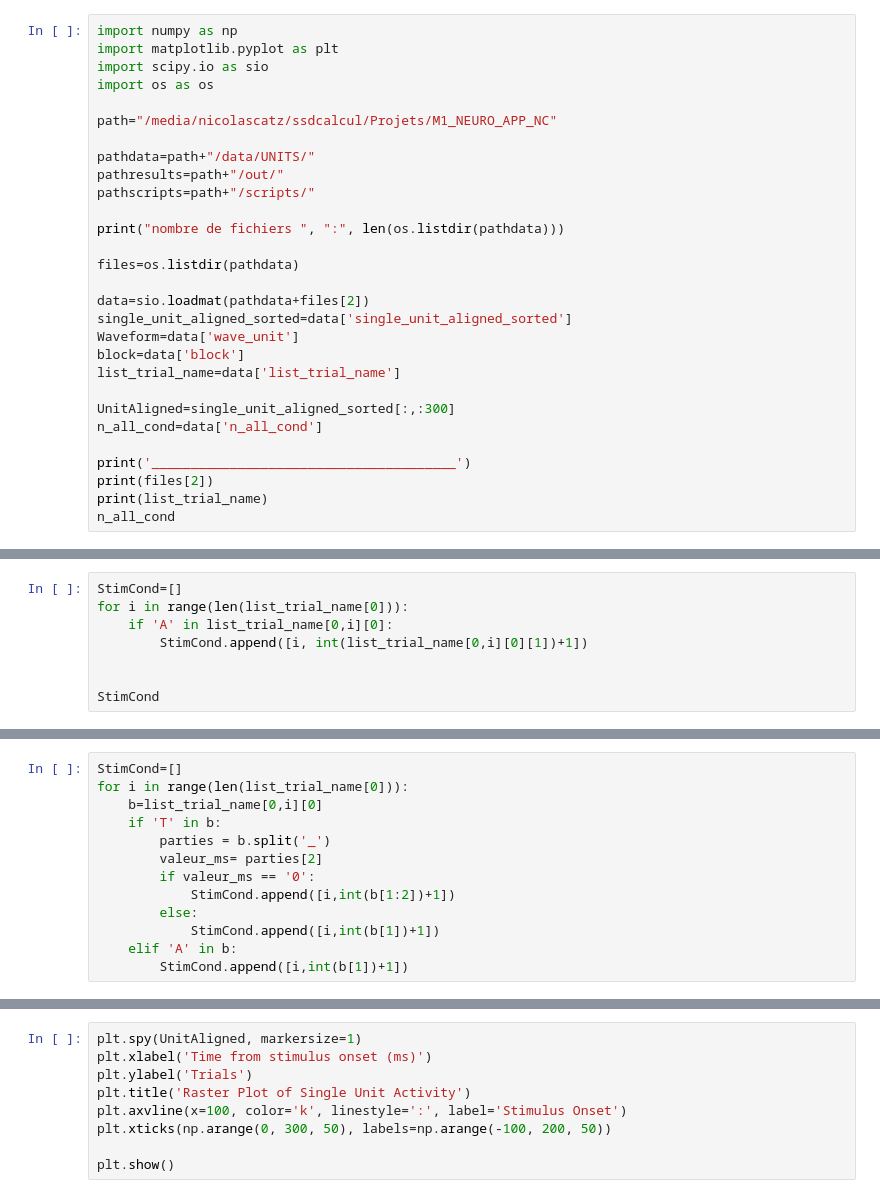
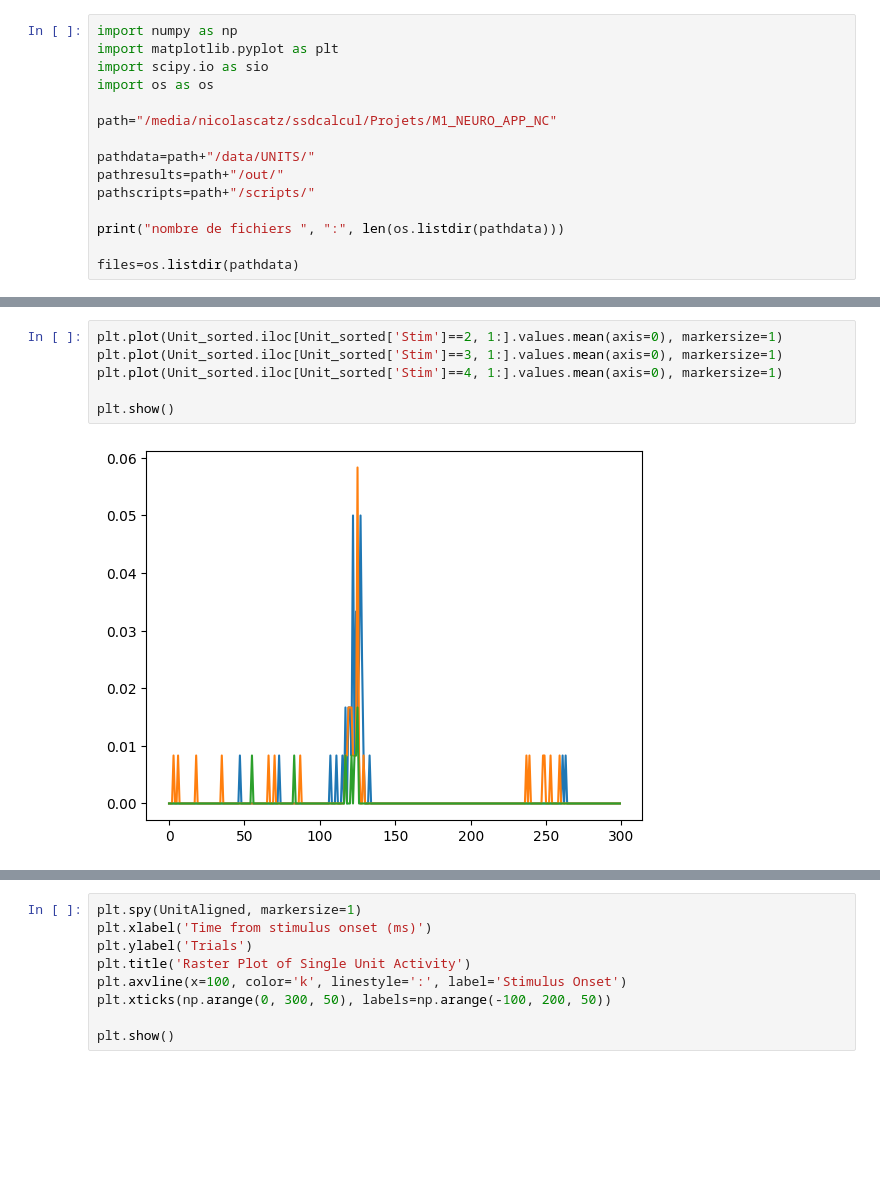
Before and after one commit to l-voisin04/APP_2026_Illusion, a Jupyter notebook: scripts/matfile_basics_unit.ipynb, the cells around one changed output, grey strips where cells are left out. Drawn from its saved outputs; the diff is of its cells as text; blank space fills up the shorter version.

```diff
--- a/scripts/matfile_basics_unit.ipynb
+++ b/scripts/matfile_basics_unit.ipynb
@@ -13,19 +13,5 @@ pathscripts=path+"/scripts/"
 print("nombre de fichiers ", ":", len(os.listdir(pathdata)))
 
 files=os.listdir(pathdata)
-
-data=sio.loadmat(pathdata+files[2])
-single_unit_aligned_sorted=data['single_unit_aligned_sorted']
-Waveform=data['wave_unit']
-block=data['block']
-list_trial_name=data['list_trial_name']
-
-UnitAligned=single_unit_aligned_sorted[:,:300]
-n_all_cond=data['n_all_cond']
-
-print('_______________________________________')
-print(files[2])
-print(list_trial_name)
-n_all_cond
 # %% [output]
 nombre de fichiers  : 918
@@ -56,8 +17,0 @@ array([[array(['A1_2_120_20ms'], dtype='<U13'),
-# %%
-StimCond=[]
-for i in range(len(list_trial_name[0])):
-    if 'A' in list_trial_name[0,i][0]:
-        StimCond.append([i, int(list_trial_name[0,i][0][1])+1])
-
-
-StimCond
@@ -70,13 +17,0 @@ np.str_('A3_2_120_20ms')
-# %%
-StimCond=[]
-for i in range(len(list_trial_name[0])):
-    b=list_trial_name[0,i][0]
-    if 'T' in b:
-        parties = b.split('_')
-        valeur_ms= parties[2]
-        if valeur_ms == '0':
-            StimCond.append([i,int(b[1:2])+1])
-        else:
-            StimCond.append([i,int(b[1])+1])
-    elif 'A' in b:
-        StimCond.append([i,int(b[1])+1])
@@ -86,0 +118,8 @@ np.str_('T31_2_80_20ms')
+# %%
+plt.plot(Unit_sorted.iloc[Unit_sorted['Stim']==2, 1:].values.mean(axis=0), markersize=1)
+plt.plot(Unit_sorted.iloc[Unit_sorted['Stim']==3, 1:].values.mean(axis=0), markersize=1)
+plt.plot(Unit_sorted.iloc[Unit_sorted['Stim']==4, 1:].values.mean(axis=0), markersize=1)
+
+plt.show()
+# %% [output]
+[figure, added]
```
Also changed, not shown: parts of 9 cells of this notebook.
